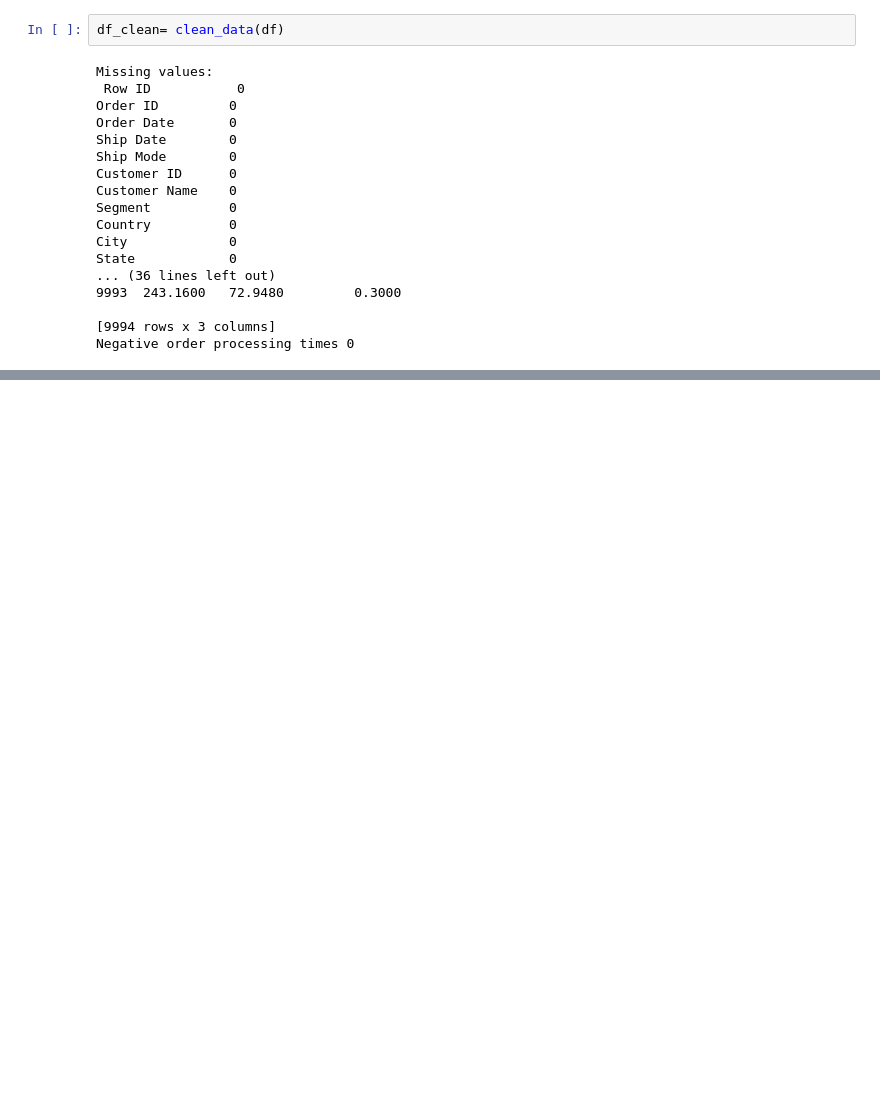
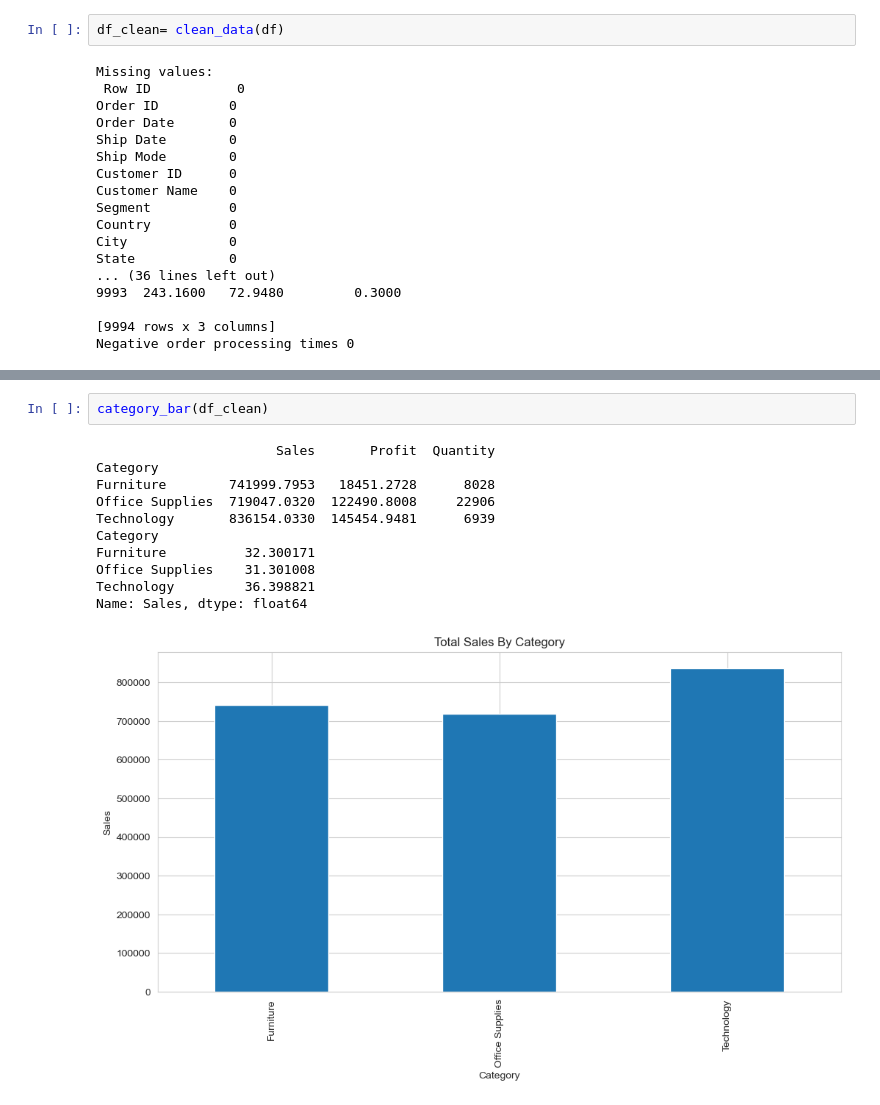
Before and after one commit to nicole-kutswa/Superstore-Sales-Data-Analysis, a Jupyter notebook: sales_analysis.ipynb, the cells around one changed output, grey strips where cells are left out. Cells and saved outputs as stored; diff of their text form; blank space fills up the shorter version.

Commit message:
Added aggregation and visualisation

```diff
--- a/sales_analysis.ipynb
+++ b/sales_analysis.ipynb
@@ -77,0 +96,14 @@ Negative order processing times 0
+# %%
+category_bar(df_clean)
+# %% [output]
+                       Sales       Profit  Quantity
+Category
+Furniture        741999.7953   18451.2728      8028
+Office Supplies  719047.0320  122490.8008     22906
+Technology       836154.0330  145454.9481      6939
+Category
+Furniture          32.300171
+Office Supplies    31.301008
+Technology         36.398821
+Name: Sales, dtype: float64
+[figure, added]
```
Also changed, not shown: parts of 3 cells of this notebook, 2 other files.
